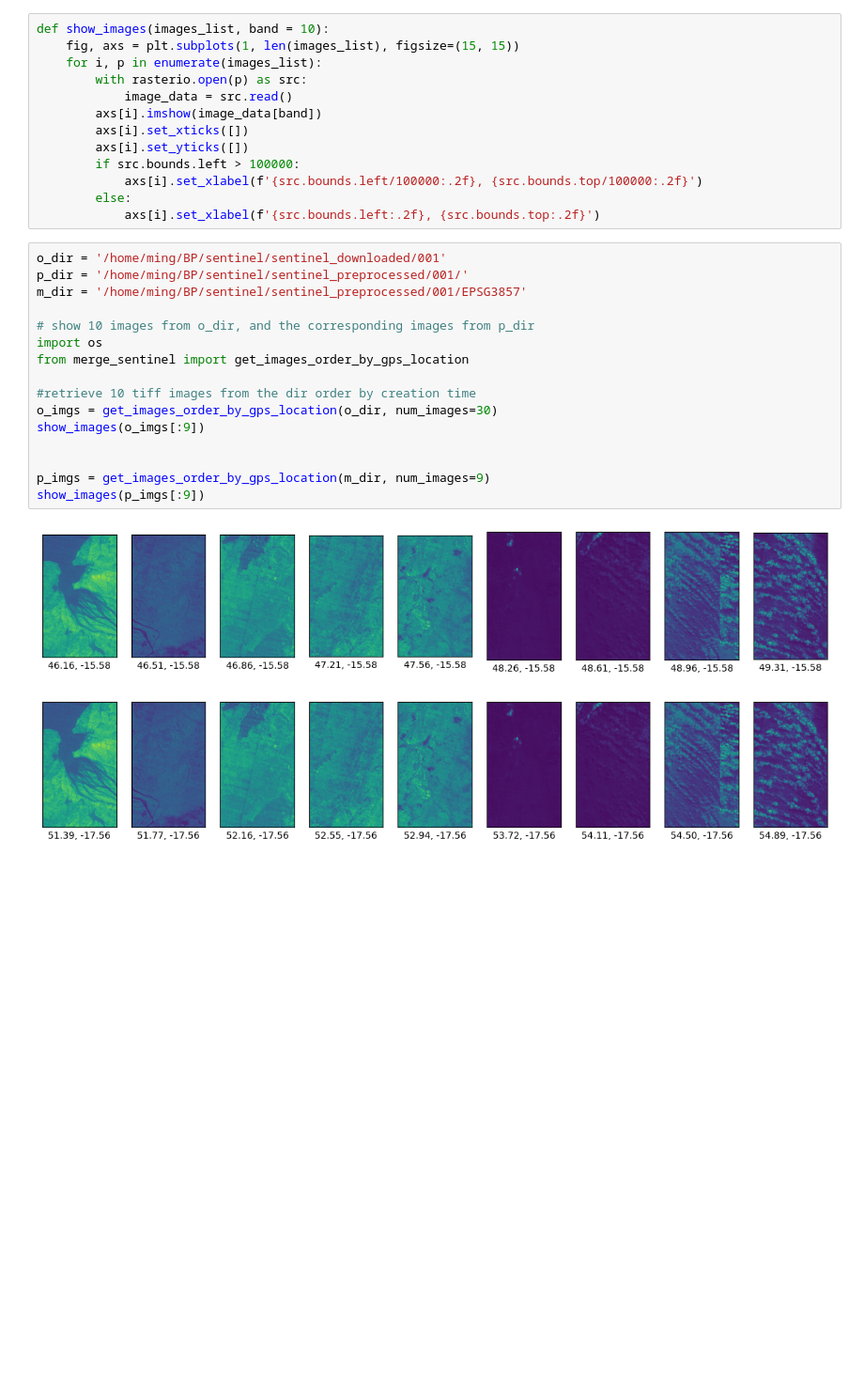
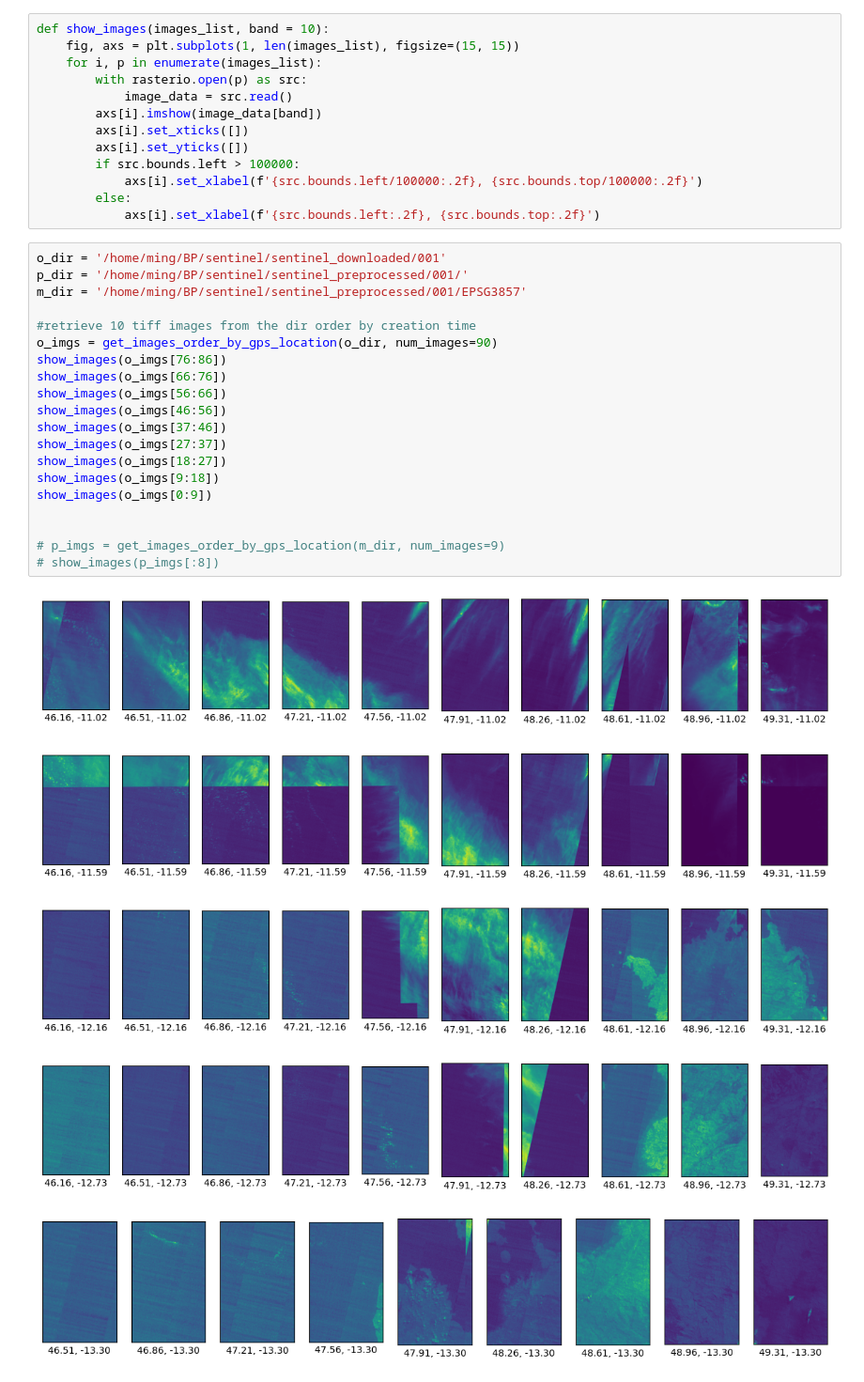
Before and after one commit to yueming-zhang/sentinel, a Jupyter notebook: mz/visualize.ipynb, the cells around one changed output. Shown at 94% size. Drawn from its saved outputs; the diff is of its cells as text; blank space fills up the shorter version.

```diff
--- a/mz/visualize.ipynb
+++ b/mz/visualize.ipynb
@@ -69,19 +79,26 @@ def show_images(images_list, band = 10):
 # %%
 o_dir = '/home/ming/BP/sentinel/sentinel_downloaded/001'
 p_dir = '/home/ming/BP/sentinel/sentinel_preprocessed/001/'
 m_dir = '/home/ming/BP/sentinel/sentinel_preprocessed/001/EPSG3857'
 
-# show 10 images from o_dir, and the corresponding images from p_dir
-import os
-from merge_sentinel import get_images_order_by_gps_location
-
 #retrieve 10 tiff images from the dir order by creation time
-o_imgs = get_images_order_by_gps_location(o_dir, num_images=30)
-show_images(o_imgs[:9])
+o_imgs = get_images_order_by_gps_location(o_dir, num_images=90)
+show_images(o_imgs[76:86])
+show_images(o_imgs[66:76])
+show_images(o_imgs[56:66])
+show_images(o_imgs[46:56])
+show_images(o_imgs[37:46])
+show_images(o_imgs[27:37])
+show_images(o_imgs[18:27])
+show_images(o_imgs[9:18])
+show_images(o_imgs[0:9])
 
 
-p_imgs = get_images_order_by_gps_location(m_dir, num_images=9)
-show_images(p_imgs[:9])
+# p_imgs = get_images_order_by_gps_location(m_dir, num_images=9)
+# show_images(p_imgs[:8])
 # %% [output]
-[figure, old version]
+[figure, new version]
-[figure, old version]
+[figure, new version]
+[figure, added]
+[figure, added]
+[figure, added]
```
Also changed, not shown: parts of 7 cells of this notebook, 9 other files.
